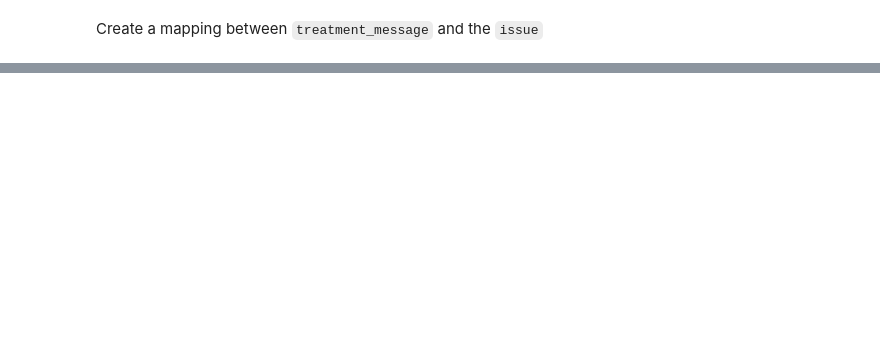
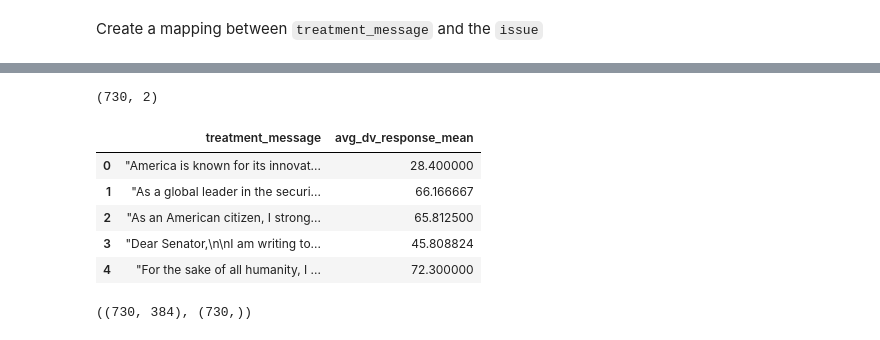
Before and after one commit to KataTech/scaling-LLM-persuasion, a Jupyter notebook: data_analysis/regression.ipynb, the cells around one changed output, grey strips where cells are left out. Drawn from its saved outputs; the diff is of its cells as text; code cells hidden in the pictures; blank space fills up the shorter version.

```diff
--- a/data_analysis/regression.ipynb
+++ b/data_analysis/regression.ipynb
@@ -356,0 +521,24 @@ Embed the `issue`
+# %%
+# take the average value of "dv_response_mean" for each unique treatment message
+agg_df = (
+    merged_df
+    .groupby("treatment_message", as_index=False)["dv_response_mean"]
+    .mean()
+    .rename(columns={"dv_response_mean": "avg_dv_response_mean"})
+)
+print(agg_df.shape)
+agg_df.head()
+# %% [output]
+(730, 2)
+|  | treatment_message | avg_dv_response_mean |
+| 0 | "America is known for its innovat... | 28.400000 |
+| 1 | "As a global leader in the securi... | 66.166667 |
+| 2 | "As an American citizen, I strong... | 65.812500 |
+| 3 | "Dear Senator,\n\nI am writing to... | 45.808824 |
+| 4 | "For the sake of all humanity, I ... | 72.300000 |
+# %%
+X = np.load("msgs_word_embeddings.npy")
+y = agg_df['avg_dv_response_mean'].values
+X.shape, y.shape
+# %% [output]
+((730, 384), (730,))
```
Also changed, not shown: parts of 43 cells of this notebook, 15 other files.
